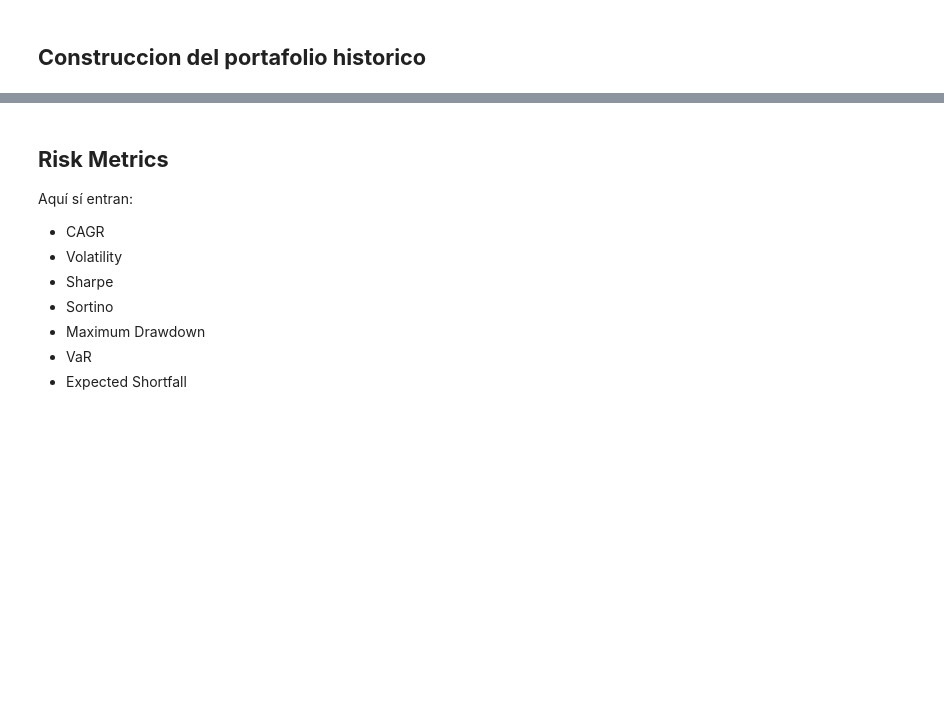
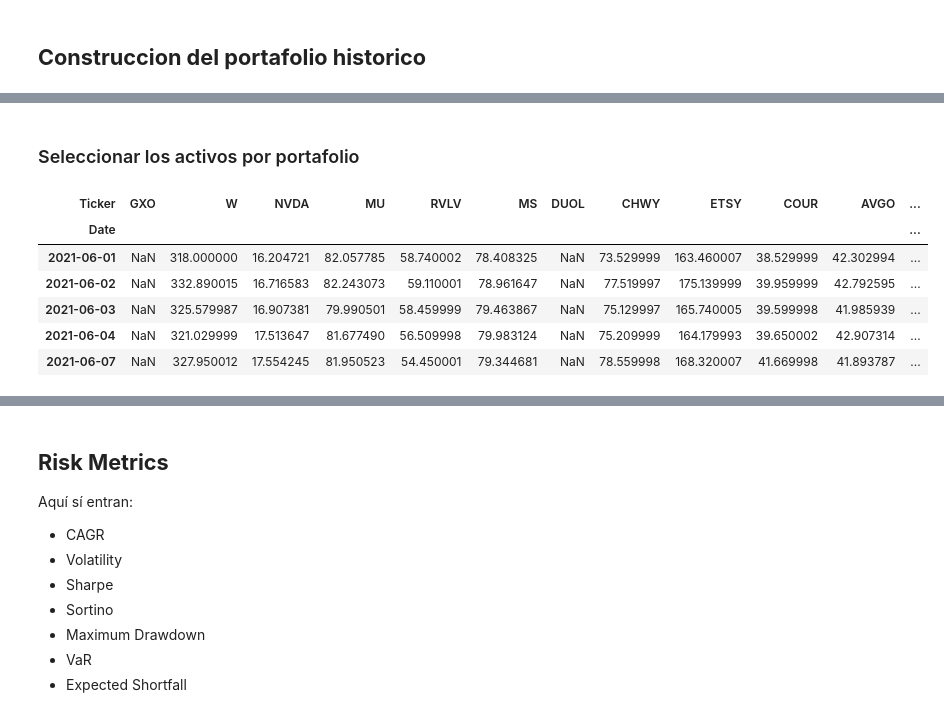
Before and after one commit to Nicosuarezso/portfolio-optimization, a Jupyter notebook: notebooks/04_risk_analysis.ipynb, the cells around one changed output, grey strips where cells are left out. Saved outputs shown, nothing was run; the diff lists cells and outputs as text; code cells hidden in the pictures; blank space fills up the shorter version.

```diff
--- a/notebooks/04_risk_analysis.ipynb
+++ b/notebooks/04_risk_analysis.ipynb
@@ -72,3 +76,27 @@ import matplotlib.pyplot as plt
 from src.data_loader import load_dataset
+# %%
+RAW_DATA_PATH = PROJECT_ROOT / "data" / "raw"
+PROCESSED_DATA_PATH = PROJECT_ROOT / "data" / "processed"
+REPORTS_PATH = PROJECT_ROOT / "reports"
+
+
+# -----------------------------
+# Client Profile
+# -----------------------------
+
+INITIAL_CAPITAL = 10_000
+
+INVESTMENT_HORIZON = 10      # Years
+
+RISK_FREE_RATE = 0.04
+
+TRADING_DAYS = 252
+
+
+# -----------------------------
+# Benchmark
+# -----------------------------
+
+BENCHMARK = "^GSPC"
 # %% [markdown]
 ## **Carga de datos**
@@ -76,0 +186,16 @@ from src.data_loader import load_dataset
+# %% [markdown]
+### Seleccionar los activos por portafolio
+# %%
+selected_assets = optimal_weights["ticker"].tolist()
+
+portfolio_prices = close_prices[selected_assets]
+
+portfolio_prices.head()
+# %% [output]
+| Ticker | GXO | W | NVDA | MU | RVLV | MS | DUOL | CHWY | ETSY | COUR | AVGO | ... |
+| Date |  |  |  |  |  |  |  |  |  |  |  | ... |
+| 2021-06-01 | NaN | 318.000000 | 16.204721 | 82.057785 | 58.740002 | 78.408325 | NaN | 73.529999 | 163.460007 | 38.529999 | 42.302994 | ... |
+| 2021-06-02 | NaN | 332.890015 | 16.716583 | 82.243073 | 59.110001 | 78.961647 | NaN | 77.519997 | 175.139999 | 39.959999 | 42.792595 | ... |
+| 2021-06-03 | NaN | 325.579987 | 16.907381 | 79.990501 | 58.459999 | 79.463867 | NaN | 75.129997 | 165.740005 | 39.599998 | 41.985939 | ... |
+| 2021-06-04 | NaN | 321.029999 | 17.513647 | 81.677490 | 56.509998 | 79.983124 | NaN | 75.209999 | 164.179993 | 39.650002 | 42.907314 | ... |
+| 2021-06-07 | NaN | 327.950012 | 17.554245 | 81.950523 | 54.450001 | 79.344681 | NaN | 78.559998 | 168.320007 | 41.669998 | 41.893787 | ... |
```
Also changed, not shown: parts of 40 cells of this notebook.
